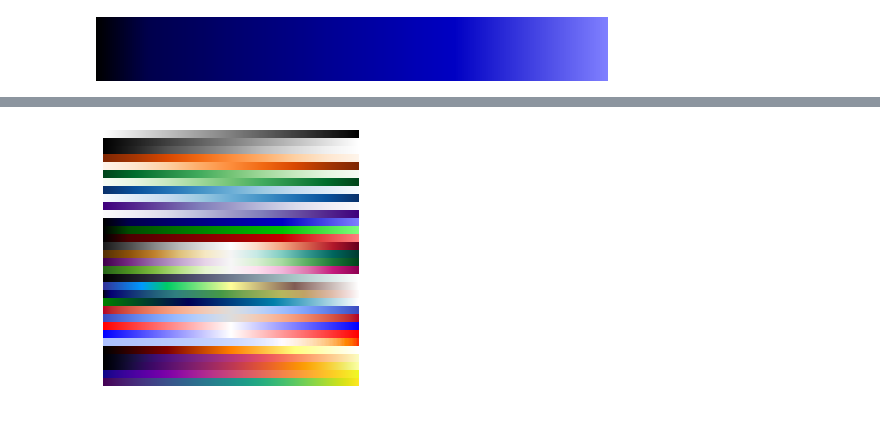
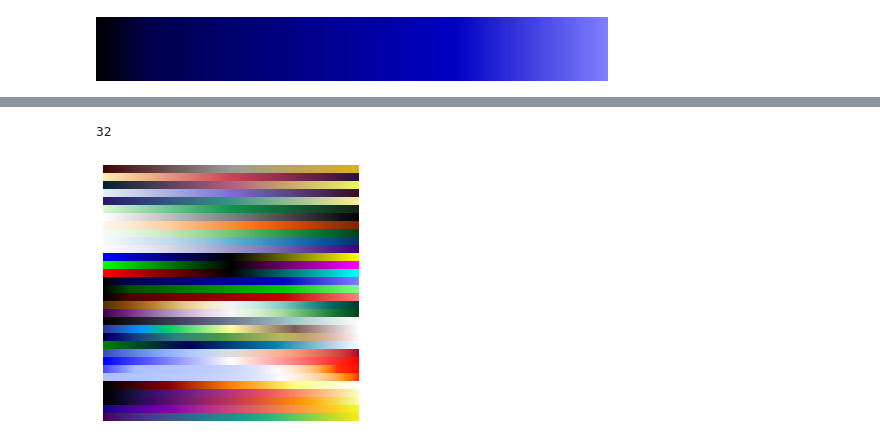
Before and after one commit to ageller/Firefly, a Jupyter notebook: src/firefly/static/textures/createColormap.ipynb, the cells around one changed output, grey strips where cells are left out. Cells and saved outputs as stored; diff of their text form; code cells hidden in the pictures.

Commit message:
update colormaps to remove _r from list, closes #160

```diff
--- a/src/firefly/static/textures/createColormap.ipynb
+++ b/src/firefly/static/textures/createColormap.ipynb
@@ -14,0 +37,18 @@ new_cmap
+# %%
+from matplotlib.colors import LinearSegmentedColormap
+buffer = 0.5
+minor = [(0.0, 0.0, 0.0),
+        (buffer, 0.0, 0.0),
+        (1-buffer, 0.0, 0.0),
+        (1.0,  1.0, 1.0)]
+major = [(0.0, 1.0, 1.0),
+        (buffer, 0.0, 0.0),
+        (1-buffer, 0.0, 0.0),
+        (1.0,  0.0, 0.0)]
+
+div_cmaps = []
+colors = ['red','green','blue']
+others = ['cyan','magenta','yellow']
+for color,other in zip(colors,others):
+    cdict = {color:major,**dict([(subcolor,minor) for subcolor in colors if subcolor !=color])}
+    div_cmaps += [LinearSegmentedColormap(color.title()+'Black'+other.title(),cdict)]
@@ -38,3 +92,10 @@ cmaps[1]
 cmaps[2]
 # %% [output]
 [figure]
+# %%
+from palettable.cmocean.sequential import Algae_3,Dense_3,Haline_3,Matter_3,Oxy_3,Thermal_3
+
+cmocean_list = [Algae_3,Haline_3,Dense_3,Thermal_3,Matter_3,Oxy_3]
+cmocean_list = [cmap.mpl_colormap for cmap in cmocean_list]
+for cmap in cmocean_list: cmap.name = 'cmocean_'+cmap.name.split('_')[0]
+cmocean_list[0]
@@ -66,53 +142,45 @@ colormapsList= [
         'magma',
         'afmhot',
         new_cmap,
+        newer_cmap,
         'bwr',
-        'bwr_r',
         'coolwarm',
-        'coolwarm_r',
         'ocean',
         'gist_earth',
         'terrain',
         'bone',
-        'PiYG_r',
         'PRGn',
         'BrBG',
-        'RdGy_r',
-        cmaps[0],
-        cmaps[1],
-        cmaps[2],
+        *cmaps,
+        *div_cmaps,
         'Purples',
-        'Purples_r',
         'Blues',
-        'Blues_r',
         'Greens',
-        'Greens_r',
         'Oranges',
-        'Oranges_r',
-        'Greys_r',
-        'binary_r',
         'binary',
+        *cmocean_list
         ]
 
-
+print(len(colormapsList))
 ## thickness of each row in pixels
 ny = 8
 
 ## create a grid of gradient points
 pts = np.zeros((ny,gradient.size))
 pts[:,] = gradient
 
 ## make image
 plot_cmap(colormapsList[::-1], pts) #reversed order for consistency with Mahlet's version
 
 
 plt.savefig("colormap.png", bbox_inches='tight',pad_inches=0)
 plt.show()
 
 colormapsList = [name if type(name) == str else name.name for name in colormapsList ]
 
 ## write colormap names out
 with open("colormap_names.json",'w') as handle:
     handle.write('{"names":%s'%str(colormapsList).replace("'",'"')+'}')
 # %% [output]
+32
-[figure, old version]
+[figure, new version]
```
Also changed, not shown: parts of 7 cells of this notebook, 2 other files.
